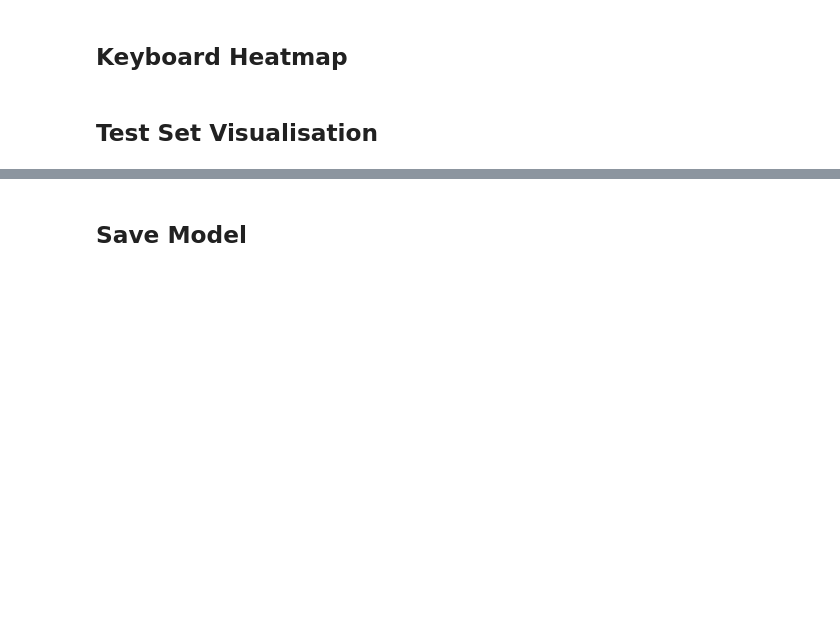
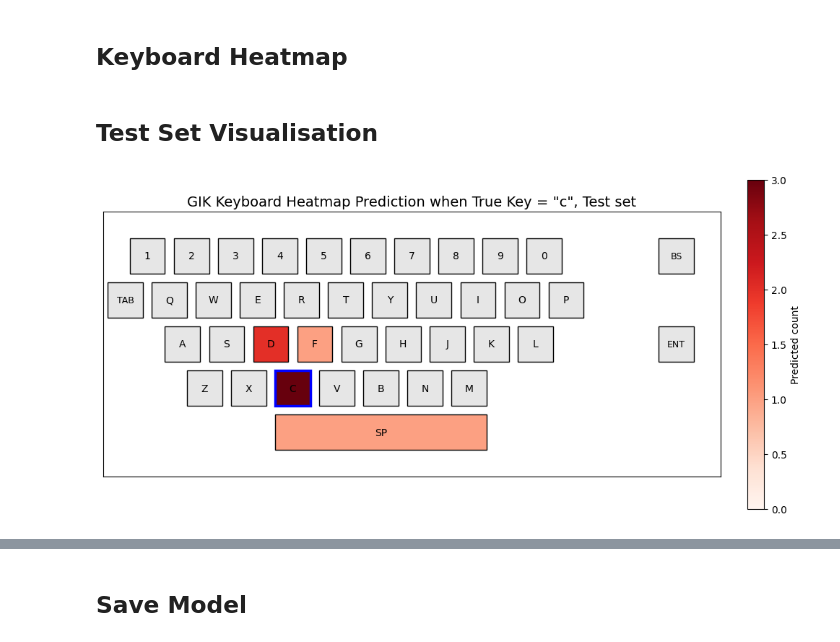
Before and after one commit to Perceptron-GIK/perceptron-gik, a Jupyter notebook: train_model.ipynb, the cells around one changed output, grey strips where cells are left out. Cells and saved outputs as stored; diff of their text form; code cells hidden in the pictures; blank space fills up the shorter version.

```diff
--- a/train_model.ipynb
+++ b/train_model.ipynb
@@ -52,6 +56,6 @@ print(f"Loaded keyboard coordinate constants for {len(ALL_CHARS)} classes")
 # %%
 # Load experiment config from project-root YAML
-CONFIG_PATH = os.path.join(PROJECT_ROOT, "train_config_optuna_best.yaml")
+CONFIG_PATH = os.path.join(PROJECT_ROOT, "train_config_glove_typing.yaml")
 with open(CONFIG_PATH, "r", encoding="utf-8") as f:
     config_data = yaml.safe_load(f)
 
@@ -272,13 +407,15 @@ else:
 # %%
 coord_dict = FULL_COORDS if CONFIG["regression"] else None
 cm_orig = compute_confusion_matrix_40x40(trainer.test_dataset, model, DEVICE, coord_dict=coord_dict)
 
-plot_virtual_keyboard_heatmap(cm_orig, 'd', 'Test')
+plot_virtual_keyboard_heatmap(cm_orig, 'c', 'Test')
 
 # Optional matrix view
 # plot_confusion_matrix_40x40(cm_orig, 'Test')
 
 # neighbours_a, cm_a = plot_anchor_with_closest_neighbours(cm_orig, 'i', 'Test', k_neighbours=5)
 # neighbours_g, cm_g = plot_anchor_with_closest_neighbours(cm_orig, 'l', 'Test', k_neighbours=5)
 # neighbours_l, cm_l = plot_anchor_with_closest_neighbours(cm_orig, 'l', 'Test', k_neighbours=13)
+# %% [output]
+[figure, added]
 # %%
```
Also changed, not shown: parts of 15 cells of this notebook, 7 other files.
